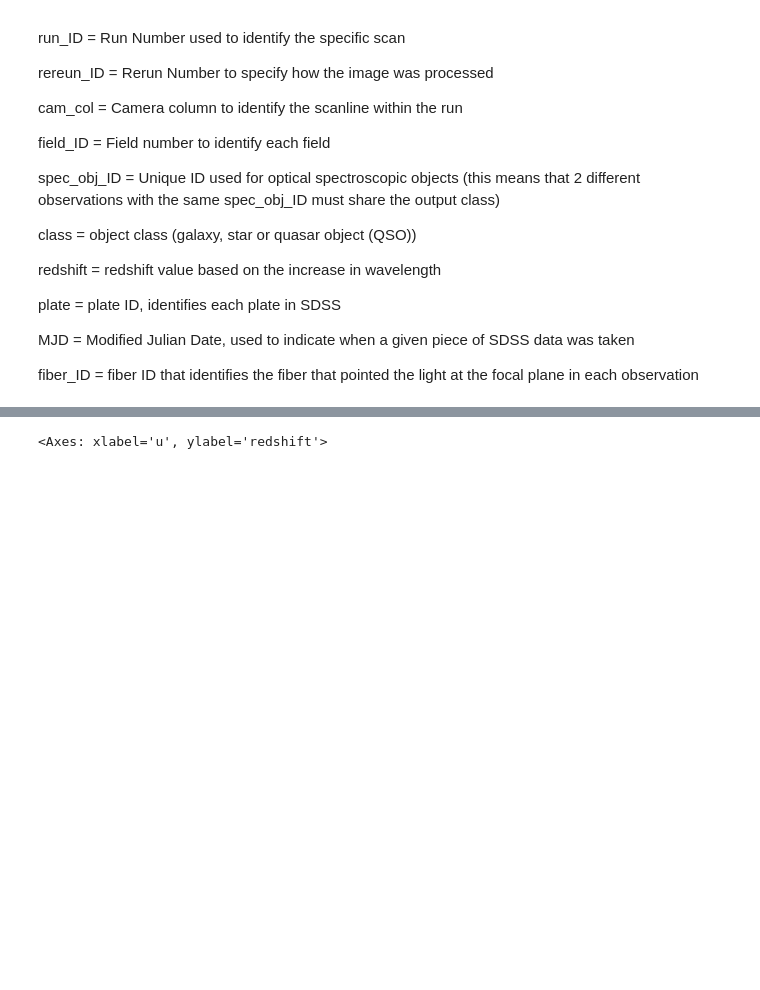
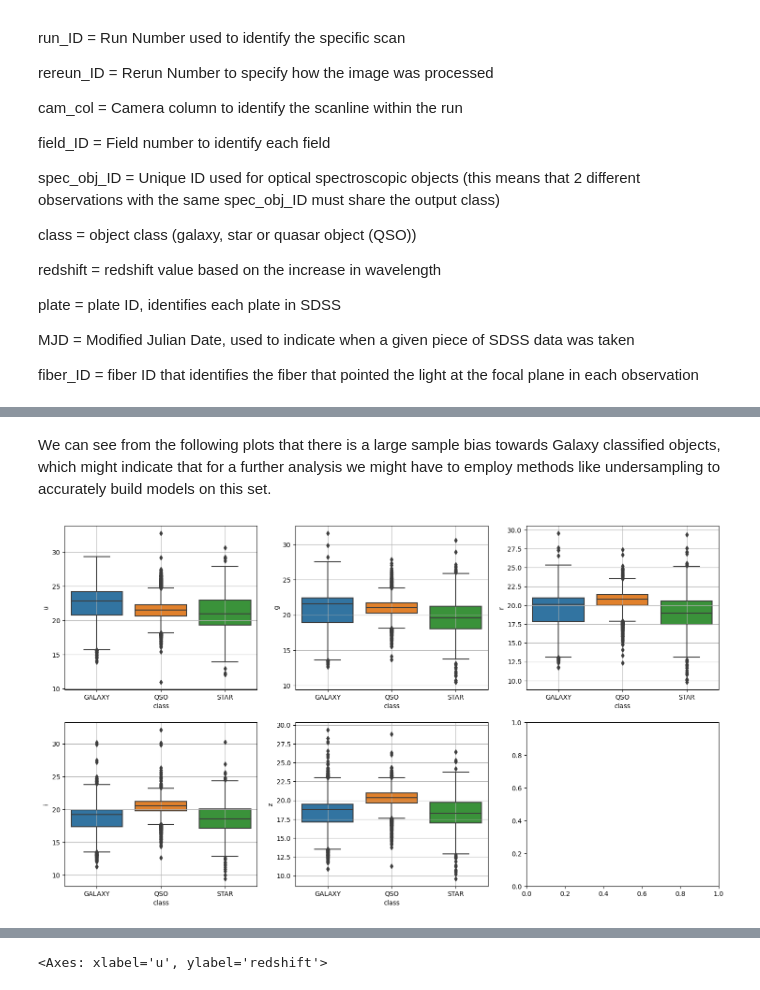
Before and after one commit to AbhaySh4r/ML-AstroSet, a Jupyter notebook: Project1_Visualizations.ipynb, the cells around one changed output, grey strips where cells are left out. Saved outputs shown, nothing was run; the diff lists cells and outputs as text; code cells hidden in the pictures; blank space fills up the shorter version.

```diff
--- a/Project1_Visualizations.ipynb
+++ b/Project1_Visualizations.ipynb
@@ -84,0 +117,11 @@ df.describe()
+# %% [markdown]
+We can see from the following plots that there is a large sample bias towards Galaxy classified objects, which might indicate that for a further analysis we might have to employ methods like undersampling to accurately build models on this set.
+# %%
+fig, axis = plt.subplots(2,3, figsize = (18,10))
+sns.boxplot(df, x = "class", y = "u", ax= axis[0,0]).grid()
+sns.boxplot(df, x = "class", y = "g", ax= axis[0,1]).grid()
+sns.boxplot(df, x = "class", y = "r", ax= axis[0,2]).grid()
+sns.boxplot(df, x = "class", y = "i", ax= axis[1,0]).grid()
+sns.boxplot(df, x = "class", y = "z", ax= axis[1,1]).grid()
+# %% [output]
+[figure, added]
```
Also changed, not shown: parts of 24 cells of this notebook.
